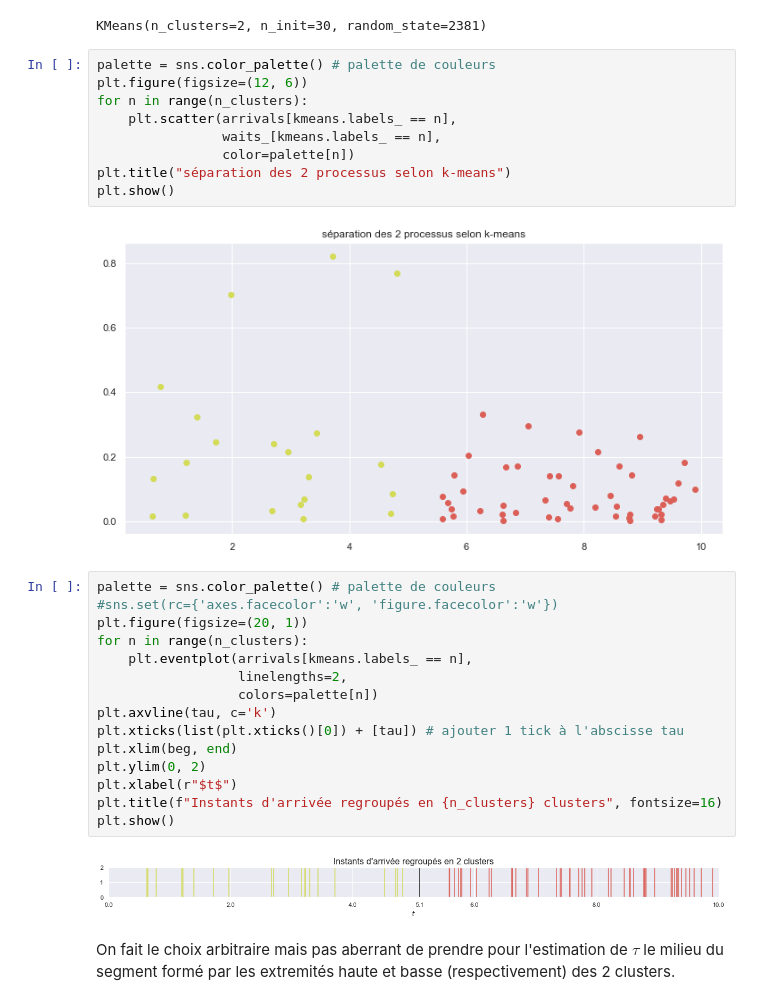
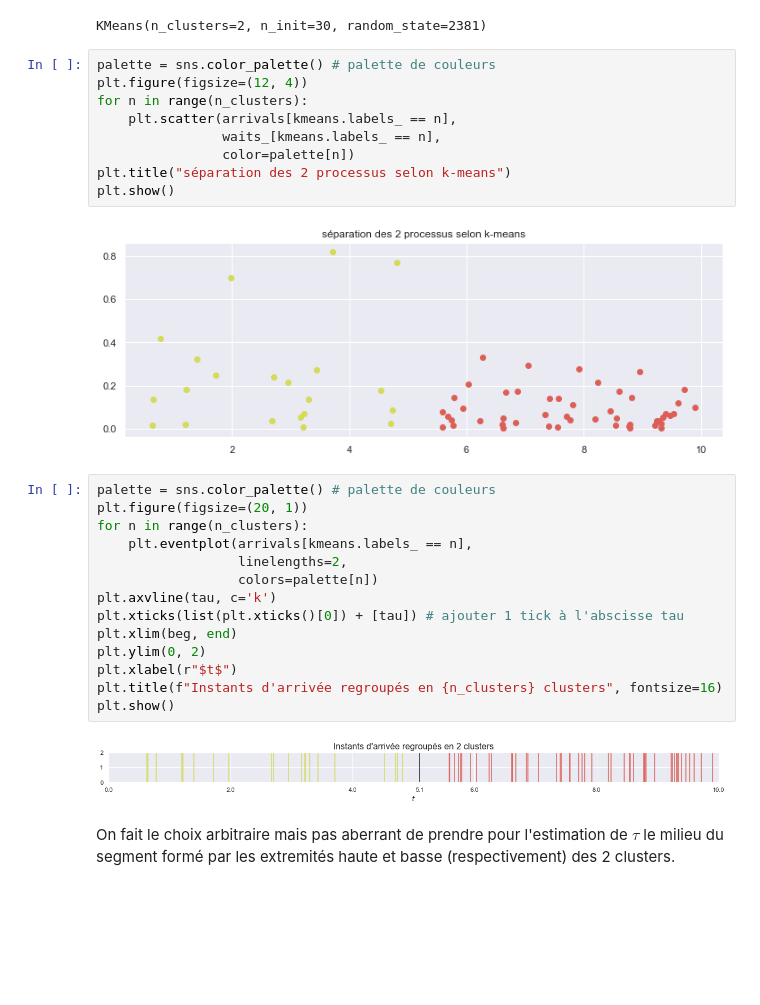
Before and after one commit to littlebuzzybee/MACS207b-Projet, a Jupyter notebook: MACS207b_Personnaz_Ly.ipynb, the cells around one changed output. Saved outputs shown, nothing was run; the diff lists cells and outputs as text; blank space fills up the shorter version.

```diff
--- a/MACS207b_Personnaz_Ly.ipynb
+++ b/MACS207b_Personnaz_Ly.ipynb
@@ -265,18 +265,17 @@ kmeans.fit(features)
 KMeans(n_clusters=2, n_init=30, random_state=2381)
 # %%
 palette = sns.color_palette() # palette de couleurs
-plt.figure(figsize=(12, 6))
+plt.figure(figsize=(12, 4))
 for n in range(n_clusters):
     plt.scatter(arrivals[kmeans.labels_ == n],
                 waits_[kmeans.labels_ == n],
                 color=palette[n])
 plt.title("séparation des 2 processus selon k-means")
 plt.show()
 # %% [output]
-[figure, old version]
+[figure, new version]
 # %%
 palette = sns.color_palette() # palette de couleurs
-#sns.set(rc={'axes.facecolor':'w', 'figure.facecolor':'w'})
 plt.figure(figsize=(20, 1))
 for n in range(n_clusters):
     plt.eventplot(arrivals[kmeans.labels_ == n],
```
Also changed, not shown: parts of 22 cells of this notebook.
